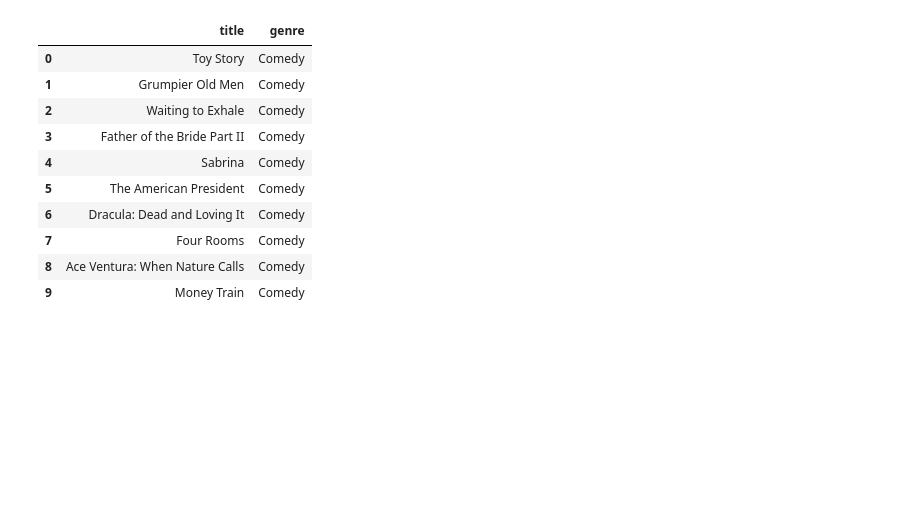
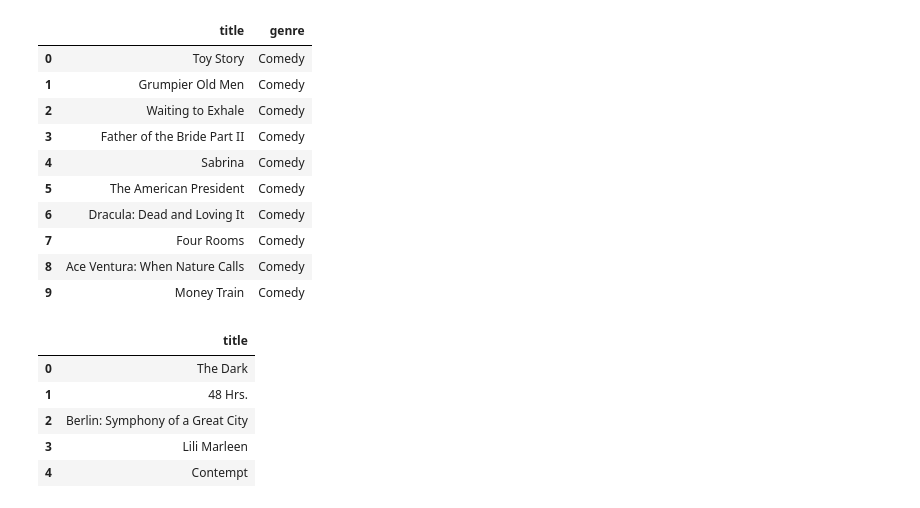
Before and after one commit to bsdutton/PROJECT2---ETL, a Jupyter notebook: ETL_ali_yuntian_Vasanta.ipynb, the cells around one changed output. Saved outputs shown, nothing was run; the diff lists cells and outputs as text; code cells hidden in the pictures; blank space fills up the shorter version.

```diff
--- a/ETL_ali_yuntian_Vasanta.ipynb
+++ b/ETL_ali_yuntian_Vasanta.ipynb
@@ -316,4 +318,13 @@ pd.read_sql_query(query, con=engine).head(10)
 | 8 | Ace Ventura: When Nature Calls | Comedy |
 | 9 | Money Train | Comedy |
 # %%
-#
+# List all movies with rating 5
+query = "select movies.title from movies, ratings where (movies.id = ratings."'"movieId"'") and (ratings.rating =5)"
+pd.read_sql_query(query, con=engine).head()
+# %% [output]
+|  | title |
+| 0 | The Dark |
+| 1 | 48 Hrs. |
+| 2 | Berlin: Symphony of a Great City |
+| 3 | Lili Marleen |
+| 4 | Contempt |
```
Also changed, not shown: parts of 5 cells of this notebook, 1 other file.
